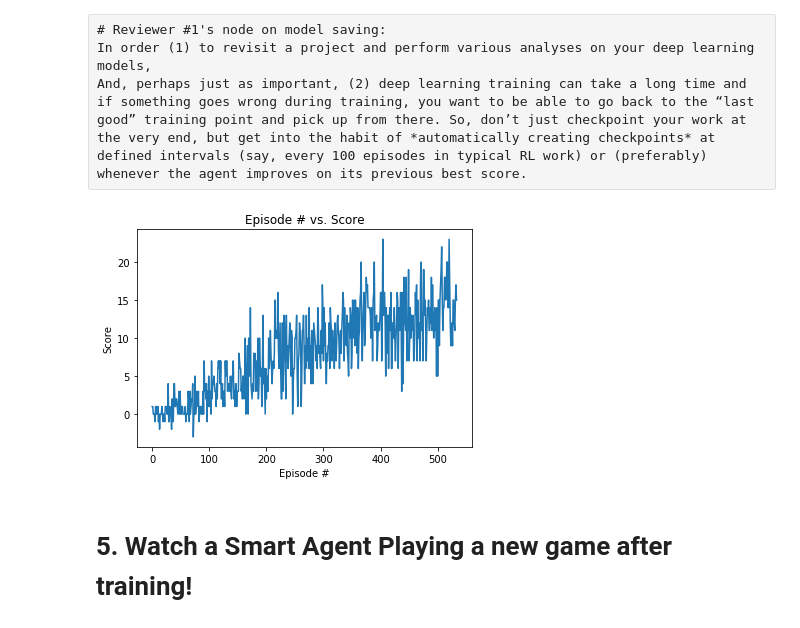
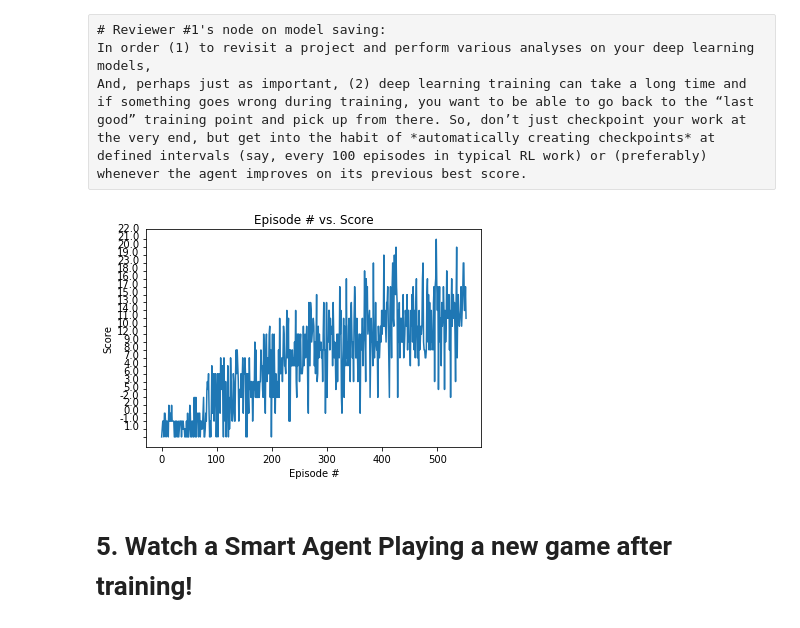
Before and after one commit to parksoy/Soyoung_Udacity_ND_DeepReinforcementLearning, a Jupyter notebook: p1_navigation/Navigation.ipynb, the cells around one changed output. Drawn from its saved outputs; the diff is of its cells as text; code cells hidden in the pictures.

Commit message:
retrain with save every 100, save scores list, edit learning mechanism, hyperparameter in report

```diff
--- a/p1_navigation/Navigation.ipynb
+++ b/p1_navigation/Navigation.ipynb
@@ -223,0 +241,13 @@ Done!
+# %%
+## Save the scores for future visit purpose
+with open('scores.txt', 'w') as f:
+    for score in scores:
+        f.write("%s\n" % score)
+# %%
+scores_readFromFile=[]
+with open('scores.txt', 'r') as f:
+    for score in f:
+        print(score+"\n")
+        scores_readFromFile.append(score+"\n")
+
+print(scores_readFromFile)
@@ -228,20 +276,20 @@ And, perhaps just as important, (2) deep learning training can take a long time
 # %%
 ## Plot the scores
 ## Reviewer #1's suggestion:
 # (1) Add A target/goal line showing the score that is required to be met for solving the environment.
 # (2) Add The 100-episode average line.
 # Where these two cross indicates the point the environment was solved.
 
 fig = plt.figure()
 ax = fig.add_subplot(111)
-ax.plot(np.arange(len(scores)), scores)
+ax.plot(np.arange(len(scores_readFromFile)), scores_readFromFile)
 ax.set_ylabel('Score')
 ax.set_xlabel('Episode #')
 ax.set_title('Episode # vs. Score')
 
 fig.savefig('banana_POR_episode_534_withtitle.jpg')
 # %% [output]
-[figure, old version]
+[figure, new version]
 # %% [markdown]
 # 5. Watch a Smart Agent Playing a new game after training!
 # %%
```
Also changed, not shown: parts of 4 cells of this notebook, 3 other files.
